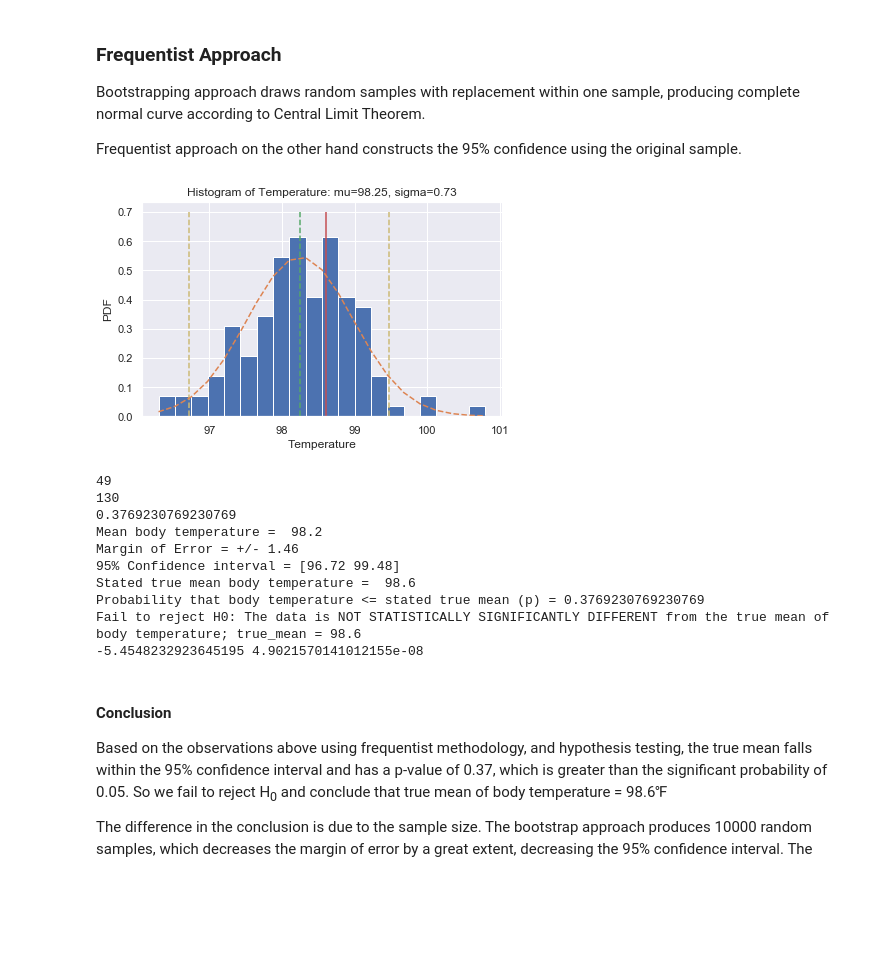
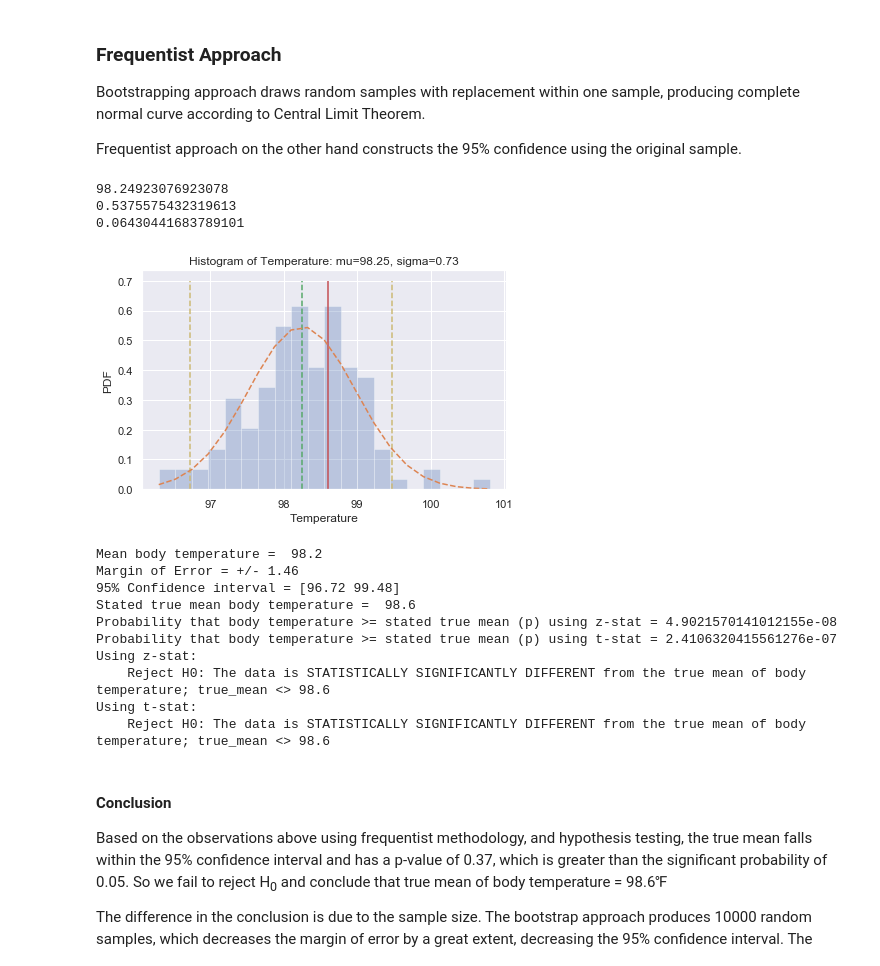
Before and after one commit to KrishnaMuluguru/4-EDA_Human_Temperature, a Jupyter notebook: HumanBody_Temperature_Analysis.ipynb, the cells around one changed output. Cells and saved outputs as stored; diff of their text form; code cells hidden in the pictures; blank space fills up the shorter version.

Commit message:
Analysis notebook
Made changes to the Jupyter notebook - Human body temperature analysis.

```diff
--- a/HumanBody_Temperature_Analysis.ipynb
+++ b/HumanBody_Temperature_Analysis.ipynb
@@ -198,59 +211,72 @@ Based on the observations above using bootstrap methodology, and hypothesis test
 Bootstrapping approach draws random samples with replacement within one sample, producing complete normal curve according to Central Limit Theorem.
 
 Frequentist approach on the other hand constructs the 95% confidence using the original sample.
+# %%
+print(np.mean(HumanTempData['temperature']))
+print(np.var(HumanTempData['temperature'],ddof=1))
+print(np.sqrt(np.var(HumanTempData['temperature'],ddof=1)/len(HumanTempData['temperature'])))
+# %% [output]
+98.24923076923078
+0.5375575432319613
+0.06430441683789101
 # %%
 mu = np.mean(HumanTempData['temperature'])
 sigma = np.std(HumanTempData['temperature'])
 num_bins = getNumBins(len(HumanTempData['temperature']))
 
 fig, ax = plt.subplots()
 
 # the histogram of the data
-n, bins, patches = ax.hist(HumanTempData['temperature'], num_bins, density=1)
+n, bins, patches = ax.hist(HumanTempData['temperature'], num_bins, density=1,alpha=0.3)
 
 # add a 'best fit' line
 y = ((1 / (np.sqrt(2 * np.pi) * sigma)) * np.exp(-0.5 * (1 / sigma * (bins - mu))**2))
 
 ax.plot(bins, y, '--')
 ax.set_xlabel('Temperature')
 ax.set_ylabel('PDF')
 ax.set_title('Histogram of Temperature: mu='+str(round(mu,2))+', sigma='+str(round(sigma,2))) #+'; True mu = '+str(true_mu)
 ax.vlines(mu,0,0.7,colors='g',linestyles='dashed')
 ax.vlines(np.percentile(HumanTempData['temperature'],[2.5,97.5]),0,0.7,colors='y',linestyles='dashed')
 ax.vlines(true_mu,0,0.7,colors='r')
 
 # Tweak spacing to prevent clipping of ylabel
 fig.tight_layout()
 plt.show()
 
-p = np.sum(HumanTempData['temperature']>=true_mu)/len(HumanTempData['temperature'])
-print(np.sum(HumanTempData['temperature']>=true_mu))
-print(len(HumanTempData['temperature']))
-print(p)
-
+t, p_t = st.ttest_1samp(HumanTempData['temperature'],true_mu)
+z, p_z = ws.ztest(HumanTempData['temperature'],value=true_mu)
 
 print('Mean body temperature = ',round(mu,1))
 print('Margin of Error = +/-',2*round(sigma,2))
 print('95% Confidence interval =',np.round(np.percentile(HumanTempData['temperature'],[2.5,97.5]),2))
 print('Stated true mean body temperature = ',true_mu)
-print('Probability that body temperature <= stated true mean (p) =',p)
+print('Probability that body temperature >= stated true mean (p) using z-stat =',p_z)
+print('Probability that body temperature >= stated true mean (p) using t-stat =',p_t)
 
-if p > alpha:
-    print('Fail to reject H0: The data is NOT STATISTICALLY SIGNIFICANTLY DIFFERENT from the true mean of body temperature; true_mean = 98.6')
+print('Using z-stat:')
+if p_z > alpha:
+    print('    Fail to reject H0: The data is NOT STATISTICALLY SIGNIFICANTLY DIFFERENT from the true mean of body temperature; true_mean = 98.6')
 else:
-    print('Reject H0: The data is STATISTICALLY SIGNIFICANTLY DIFFERENT from the true mean of body temperature; true_mean <> 98.6')
+    print('    Reject H0: The data is STATISTICALLY SIGNIFICANTLY DIFFERENT from the true mean of body temperature; true_mean <> 98.6')
+
+print('Using t-stat:')
+if p_t > alpha:
+    print('    Fail to reject H0: The data is NOT STATISTICALLY SIGNIFICANTLY DIFFERENT from the true mean of body temperature; true_mean = 98.6')
+else:
+    print('    Reject H0: The data is STATISTICALLY SIGNIFICANTLY DIFFERENT from the true mean of body temperature; true_mean <> 98.6')
 # %% [output]
-[figure, old version]
+[figure, new version]
-49
-130
-0.3769230769230769
 Mean body temperature =  98.2
 Margin of Error = +/- 1.46
 95% Confidence interval = [96.72 99.48]
 Stated true mean body temperature =  98.6
-Probability that body temperature <= stated true mean (p) = 0.3769230769230769
-Fail to reject H0: The data is NOT STATISTICALLY SIGNIFICANTLY DIFFERENT from the true mean of body temperature; true_mean = 98.6
--5.4548232923645195 4.9021570141012155e-08
+Probability that body temperature >= stated true mean (p) using z-stat = 4.9021570141012155e-08
+Probability that body temperature >= stated true mean (p) using t-stat = 2.4106320415561276e-07
+Using z-stat:
+    Reject H0: The data is STATISTICALLY SIGNIFICANTLY DIFFERENT from the true mean of body temperature; true_mean <> 98.6
+Using t-stat:
+    Reject H0: The data is STATISTICALLY SIGNIFICANTLY DIFFERENT from the true mean of body temperature; true_mean <> 98.6
 # %% [markdown]
 #### Conclusion
 Based on the observations above using frequentist methodology, and hypothesis testing, the true mean falls within the 95% confidence interval and has a p-value of 0.37, which is greater than the significant probability of 0.05. So we fail to reject H<sub>0</sub> and conclude that true mean of body temperature = 98.6&#8457;
```
Also changed, not shown: parts of 5 cells of this notebook.
